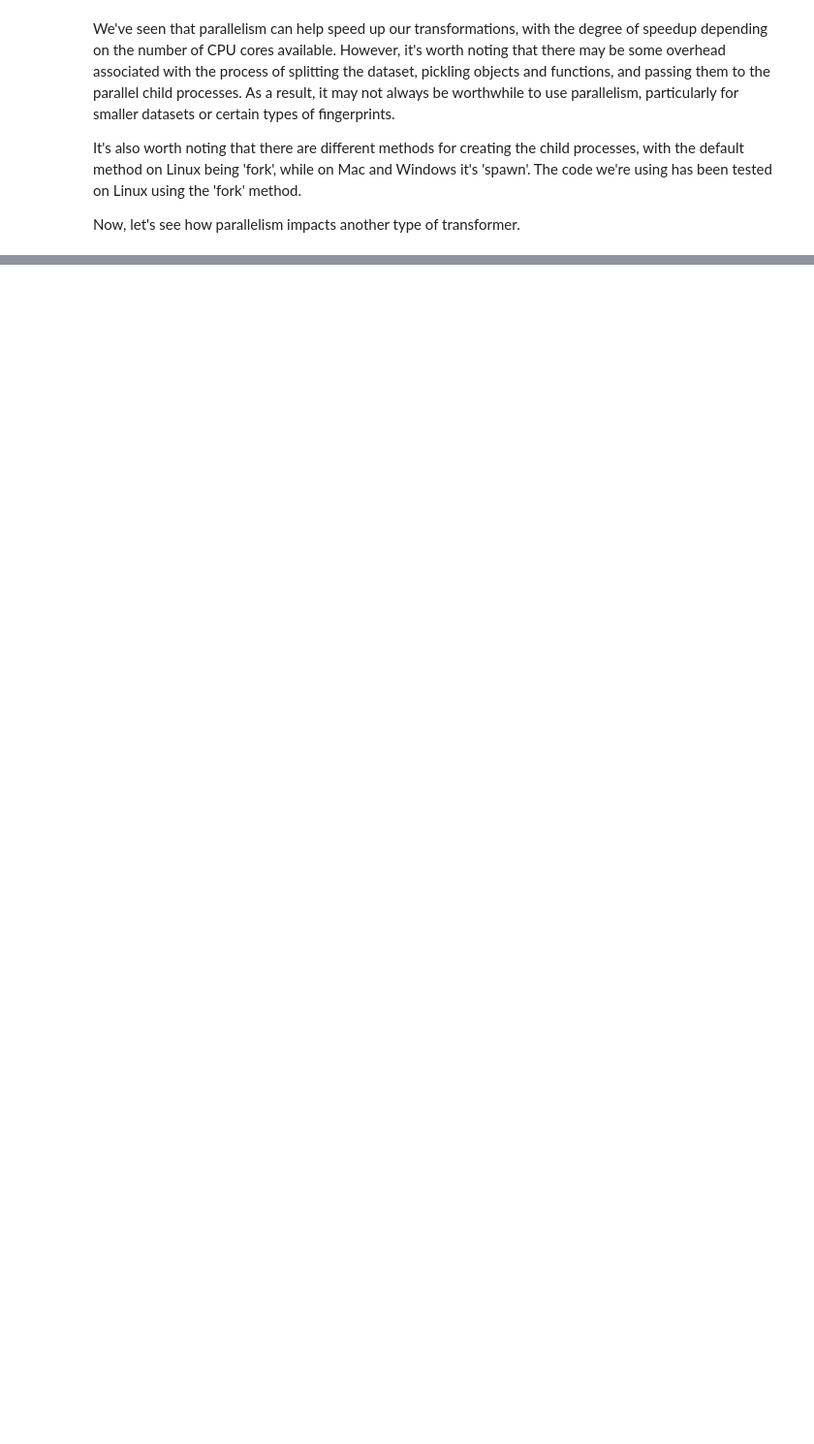
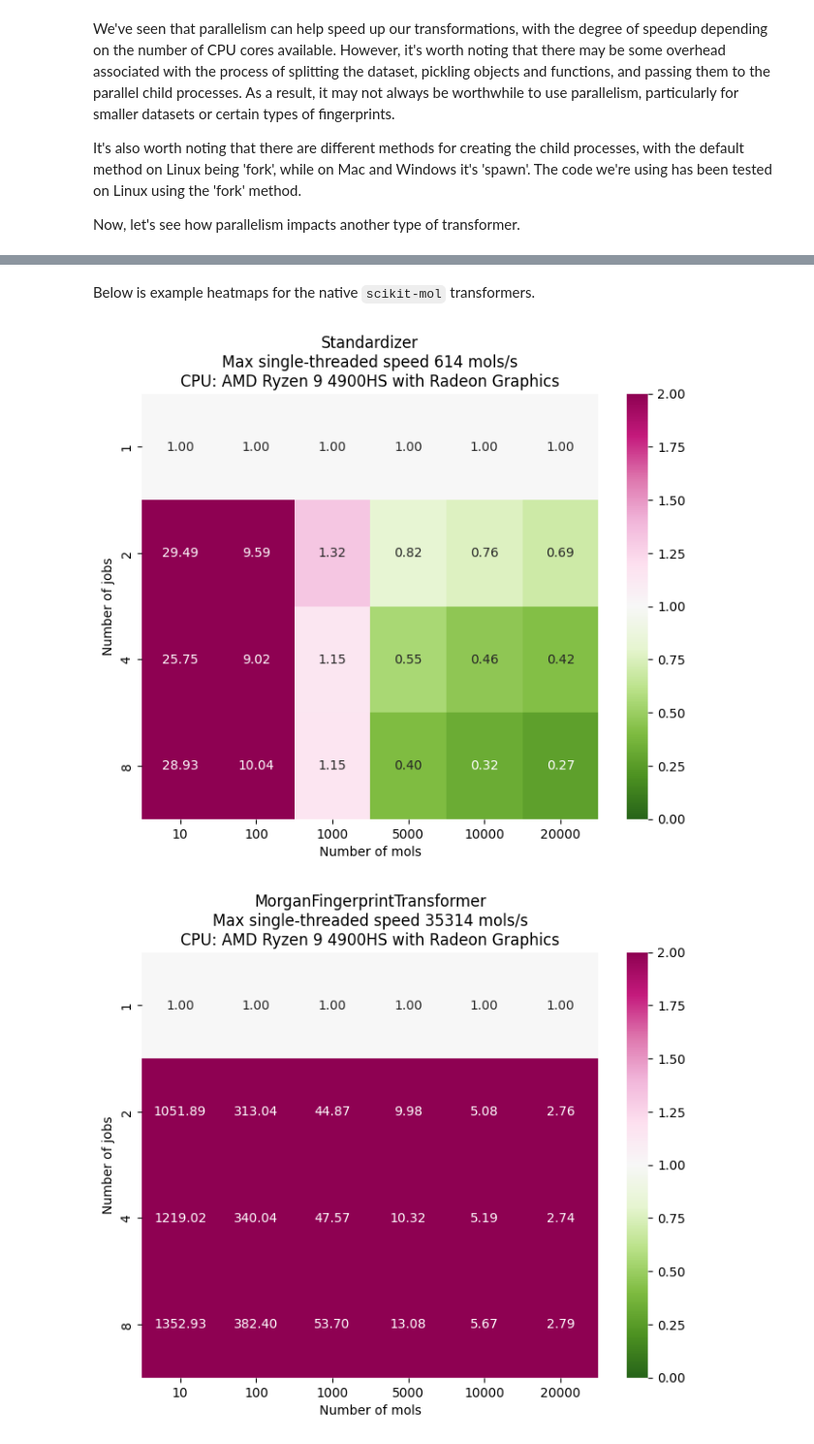
Before and after one commit to EBjerrum/scikit-mol, a Jupyter notebook: notebooks/07_parallel_transforms.ipynb, the cells around one changed output, grey strips where cells are left out. Shown at 97% size. Saved outputs shown, nothing was run; the diff lists cells and outputs as text; code cells hidden in the pictures; blank space fills up the shorter version.

```diff
--- a/notebooks/07_parallel_transforms.ipynb
+++ b/notebooks/07_parallel_transforms.ipynb
@@ -140,0 +165,15 @@ We've also included a series of plots below, showing the speedup over serial for
+# %% [markdown]
+Below is example heatmaps for the native `scikit-mol` transformers.
+# %%
+for transformer in transformers:
+    tester = ParallelTester(
+        transformer,
+        mols,
+        n_mols=[10, 100, 1000, 5000, 10000, 20000],
+        n_jobs=[1, 2, 4, 8],
+    )
+    results = tester.test()
+    plot_heatmap(results, transformer.__class__.__name__)
+# %% [output]
+[figure, added]
+[figure, added]
```
Also changed, not shown: parts of 18 cells of this notebook, 18 other files.
